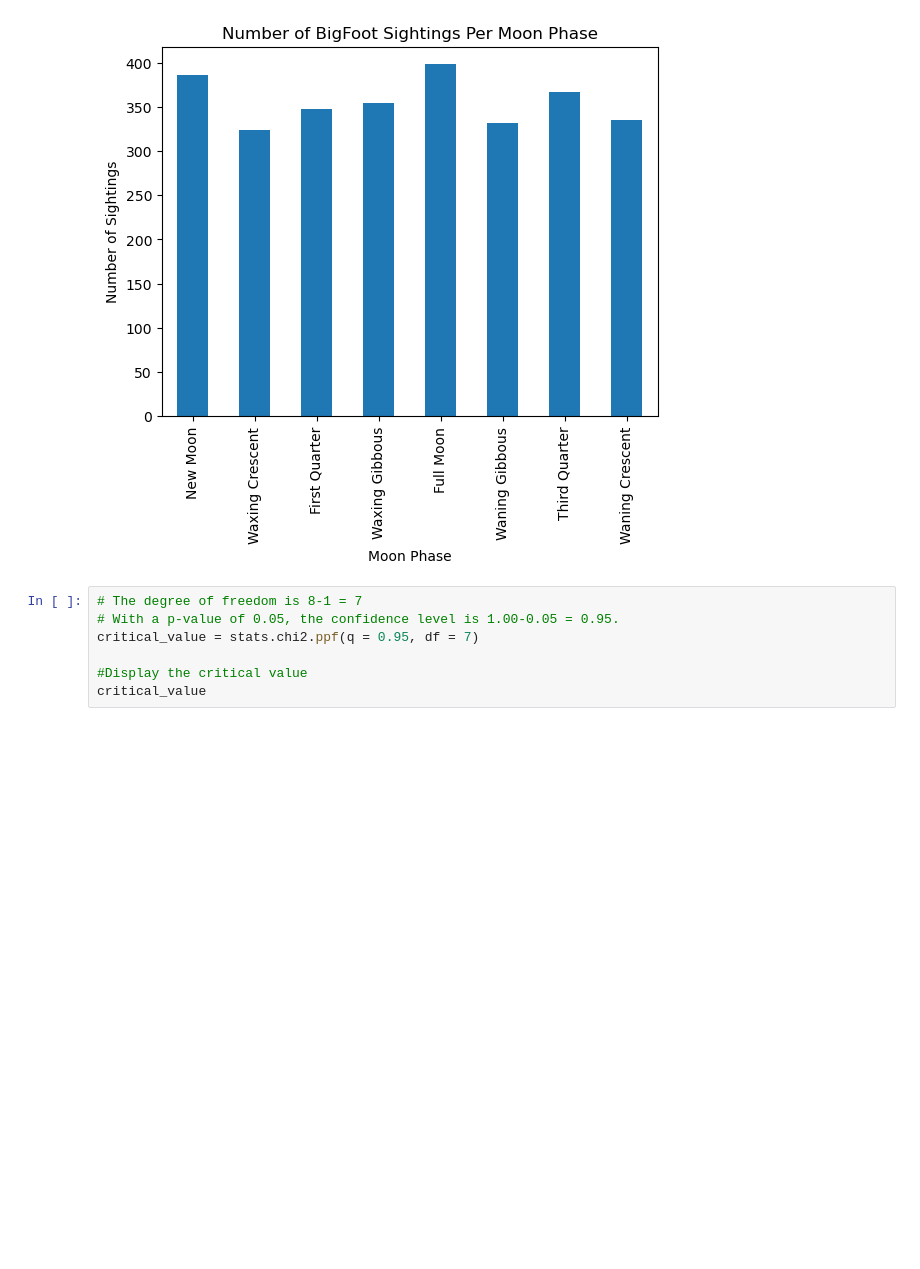
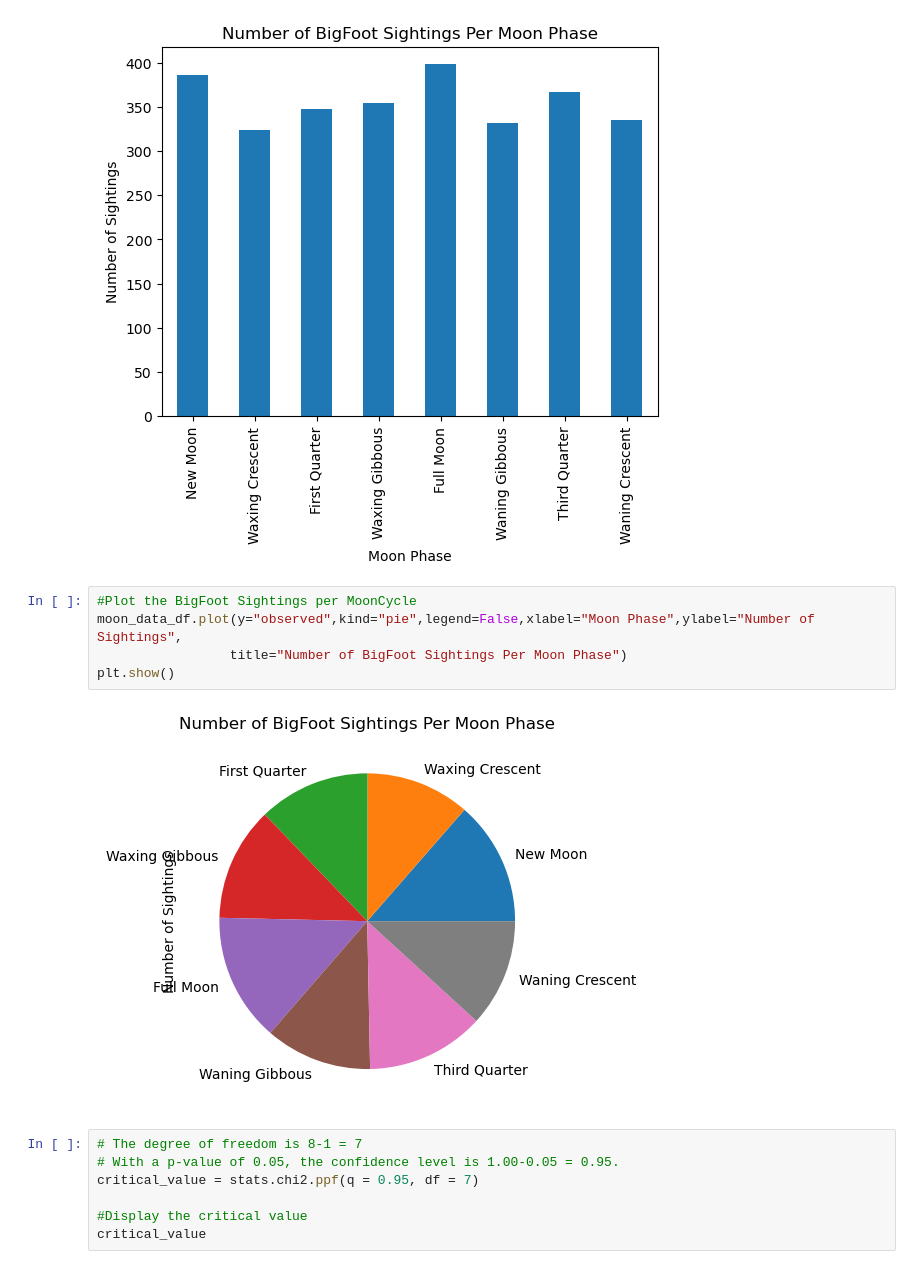
Before and after one commit to Adam-Kertz/Project-1, a Jupyter notebook: MoonCycle.ipynb, the cells around one changed output. Cells and saved outputs as stored; diff of their text form; blank space fills up the shorter version.

Commit message:
Add pie chart

```diff
--- a/MoonCycle.ipynb
+++ b/MoonCycle.ipynb
@@ -40,6 +40,13 @@ moon_data_df.plot(y="observed",kind="bar",legend=False,xlabel="Moon Phase",ylabe
 plt.show()
 # %% [output]
 [figure]
+# %%
+#Plot the BigFoot Sightings per MoonCycle
+moon_data_df.plot(y="observed",kind="pie",legend=False,xlabel="Moon Phase",ylabel="Number of Sightings",
+                 title="Number of BigFoot Sightings Per Moon Phase")
+plt.show()
+# %% [output]
+[figure, added]
 # %%
 # The degree of freedom is 8-1 = 7
 # With a p-value of 0.05, the confidence level is 1.00-0.05 = 0.95.
```
